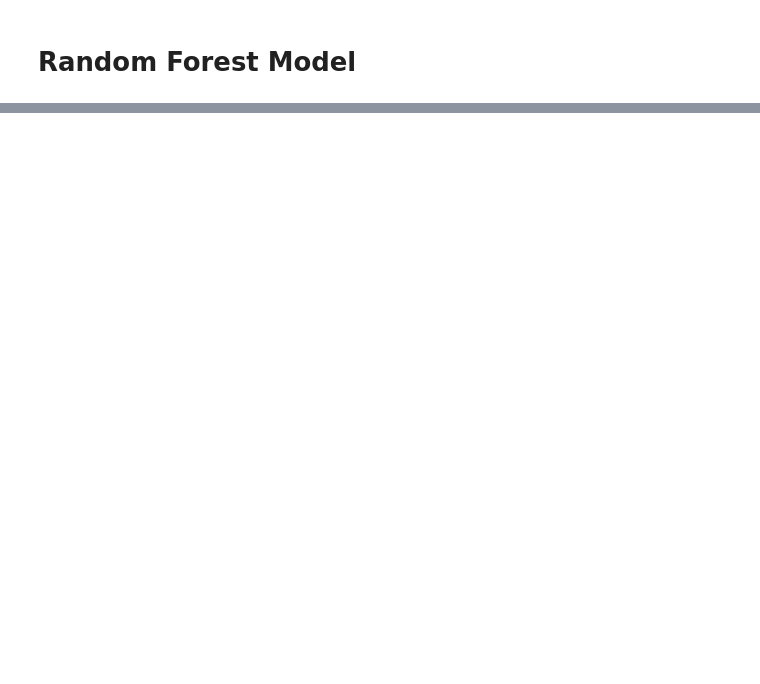
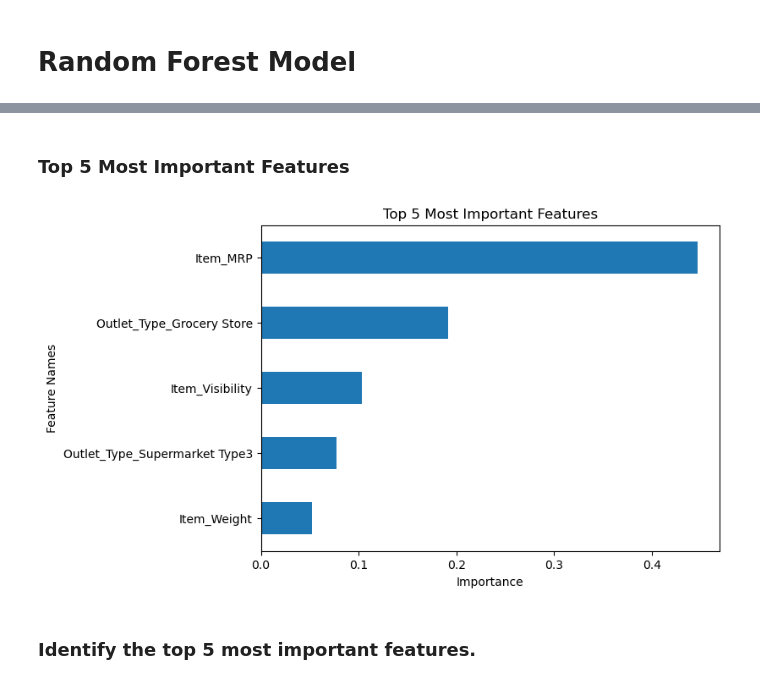
Before and after one commit to ericakitano/Prediction-of-Product-Sales, a Jupyter notebook: Project 1 - Revisited.ipynb, the cells around one changed output, grey strips where cells are left out. Drawn from its saved outputs; the diff is of its cells as text; code cells hidden in the pictures; blank space fills up the shorter version.

Commit message:
(Core) Project 1 Revisited: Importances and Coefficients

```diff
--- a/Project 1 - Revisited.ipynb
+++ b/Project 1 - Revisited.ipynb
@@ -608,0 +622,4 @@ fig.savefig('images/linear_regression_top3_coefficients.png')
+# %%
+#Instantiate Model (default parameters) and Fit
+rf_reg = RandomForestRegressor(random_state=42)
+rf_reg.fit(X_train_df,y_train)
@@ -608,0 +645,5 @@ fig.savefig('images/linear_regression_top3_coefficients.png')
+# %%
+## Save the feature importances as a Pandas Series
+importances = pd.Series(rf_reg.feature_importances_, index= feature_names,
+                       name='Feature Importance')
+importances
@@ -608,0 +668,4 @@ fig.savefig('images/linear_regression_top3_coefficients.png')
+# %%
+## Saving the feature importances sorted from smallest to largest (ascending=True)
+sorted_importance = importances.sort_values()
+sorted_importance
@@ -608,0 +690,15 @@ fig.savefig('images/linear_regression_top3_coefficients.png')
+# %% [markdown]
+### Top 5 Most Important Features
+# %%
+## plot top 5 importances
+fig, ax = plt.subplots()
+ax = sorted_importance.tail(5).plot(kind='barh',
+                                    figsize=(7,5),
+                                      )
+ax.set(xlabel='Importance',
+        ylabel='Feature Names',
+        title='Top 5 Most Important Features');
+# %% [output]
+[figure, added]
+# %% [markdown]
+### Identify the top 5 most important features.
```
Also changed, not shown: parts of 32 cells of this notebook, 4 other files.
